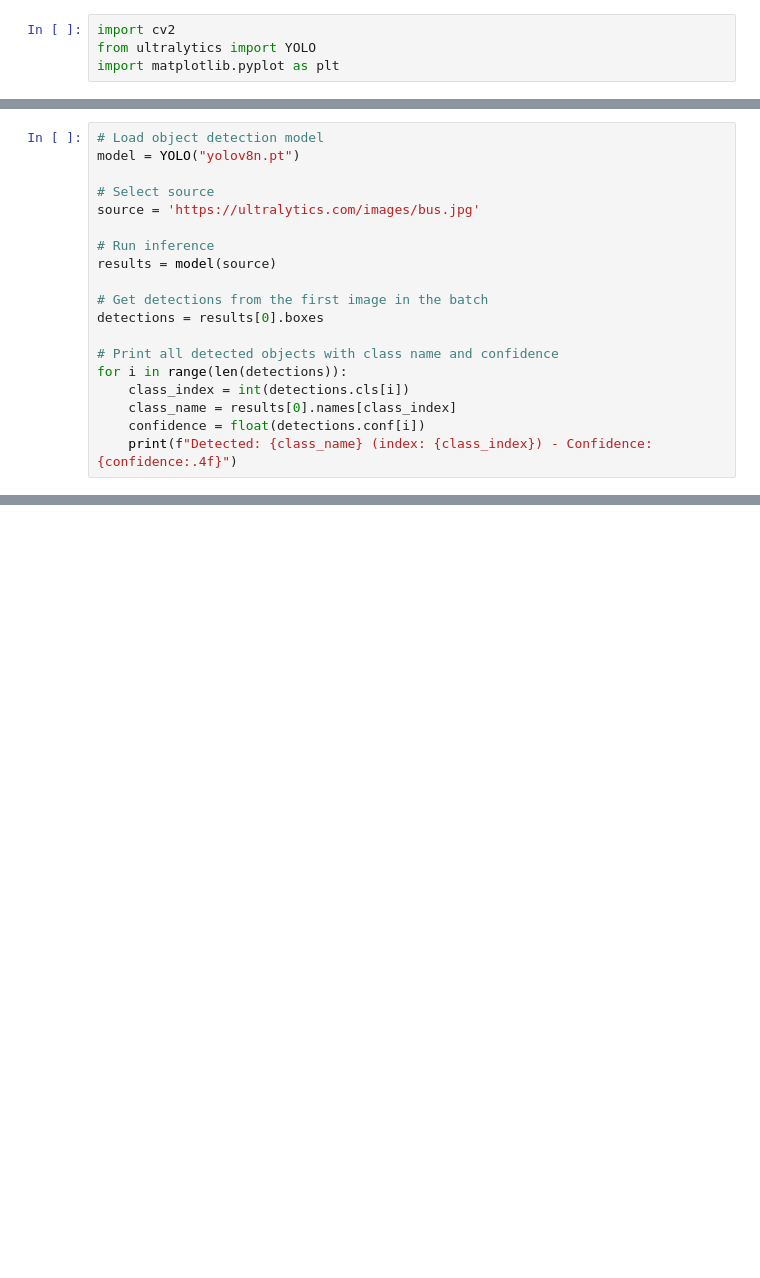
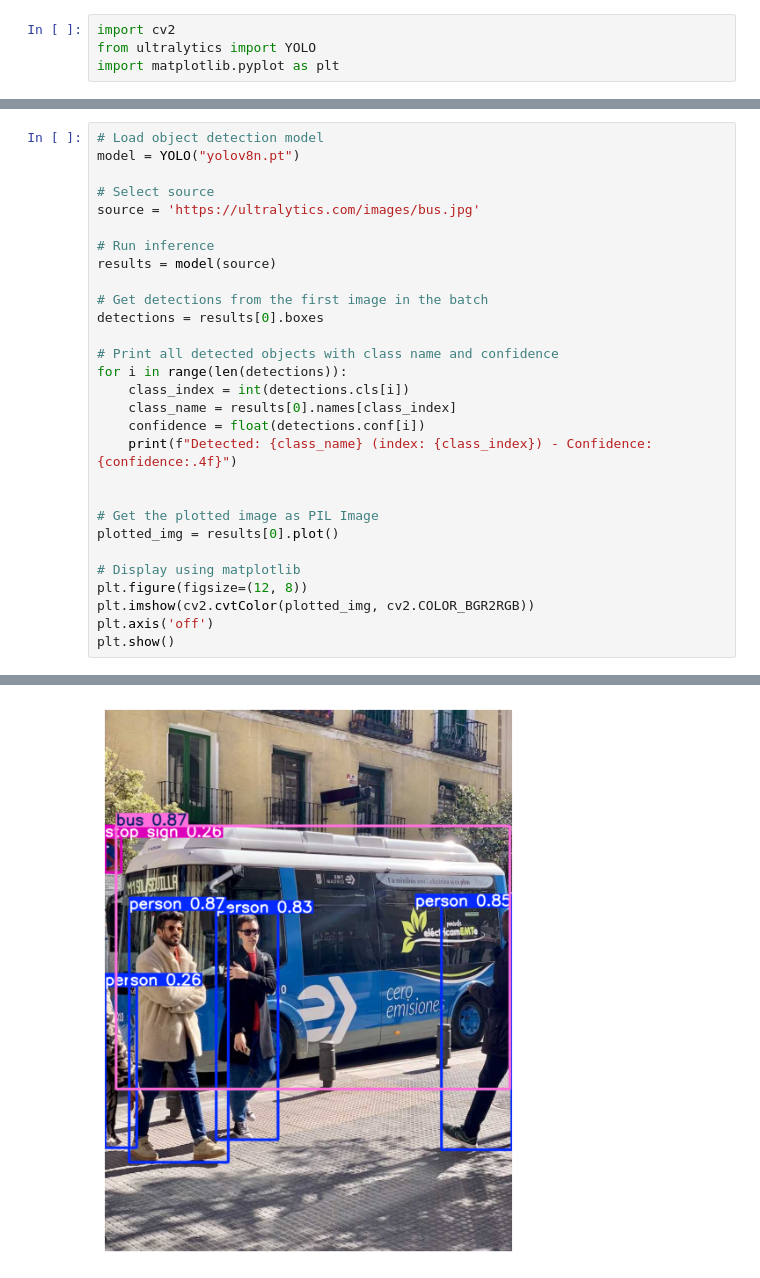
Before and after one commit to Hugloss/CookbookPyCode, a Jupyter notebook: image_processing/img_detection_02_yolo.ipynb, the cells around one changed output, grey strips where cells are left out. Drawn from its saved outputs; the diff is of its cells as text; blank space fills up the shorter version.

```diff
--- a/image_processing/img_detection_02_yolo.ipynb
+++ b/image_processing/img_detection_02_yolo.ipynb
@@ -29,5 +26,15 @@ for i in range(len(detections)):
     class_name = results[0].names[class_index]
     confidence = float(detections.conf[i])
     print(f"Detected: {class_name} (index: {class_index}) - Confidence: {confidence:.4f}")
+
+
+# Get the plotted image as PIL Image
+plotted_img = results[0].plot()
+
+# Display using matplotlib
+plt.figure(figsize=(12, 8))
+plt.imshow(cv2.cvtColor(plotted_img, cv2.COLOR_BGR2RGB))
+plt.axis('off')
+plt.show()
 # %% [output]
 Found https://ultralytics.com/images/bus.jpg locally at bus.jpg
@@ -36,6 +43,7 @@ Speed: 5.7ms preprocess, 113.1ms inference, 1.1ms postprocess per image at shape
 Detected: bus (index: 5) - Confidence: 0.8734
 Detected: person (index: 0) - Confidence: 0.8657
 Detected: person (index: 0) - Confidence: 0.8528
 Detected: person (index: 0) - Confidence: 0.8252
 Detected: person (index: 0) - Confidence: 0.2611
 Detected: stop sign (index: 11) - Confidence: 0.2551
+[figure, added]
```
Also changed, not shown: parts of 10 cells of this notebook.
